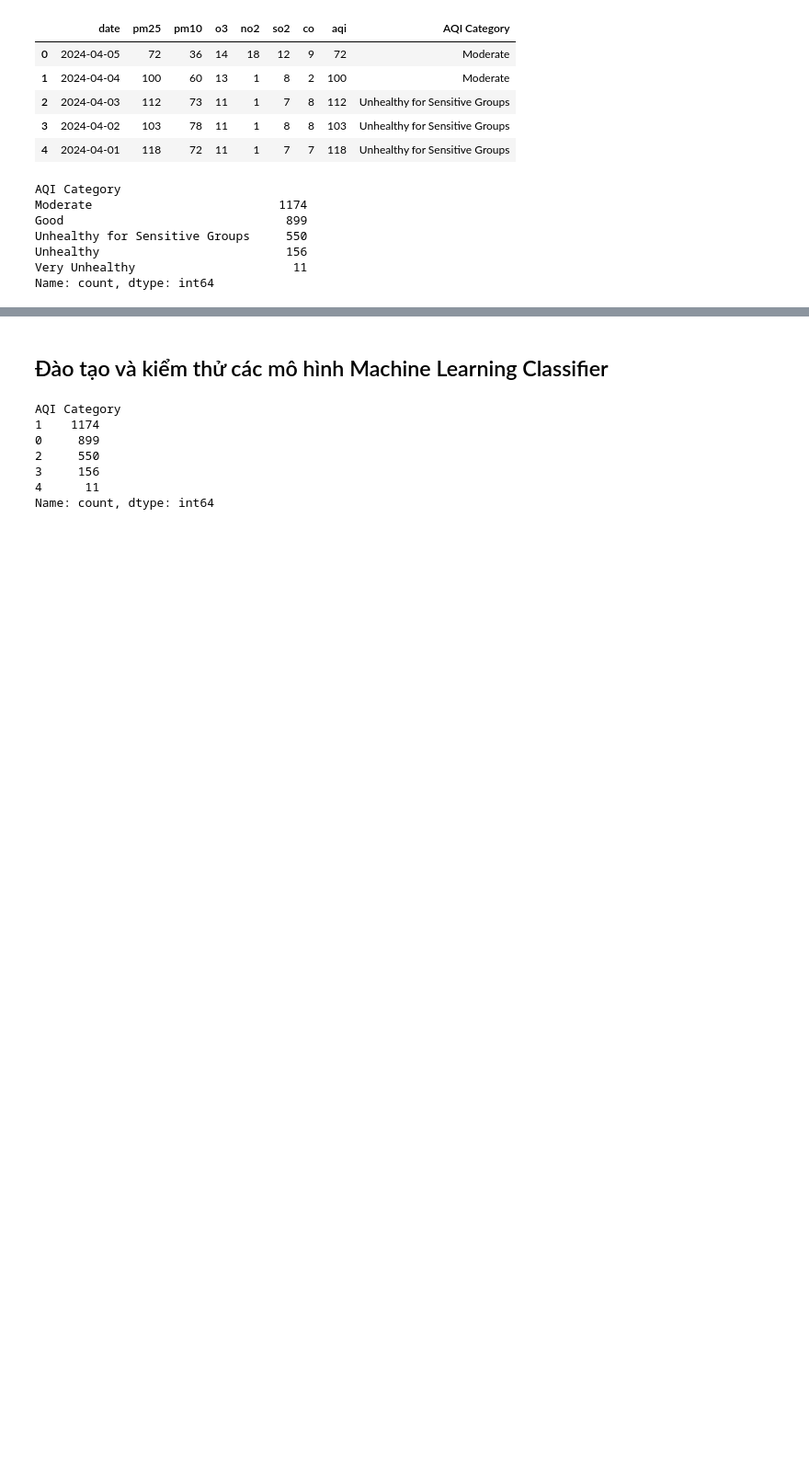
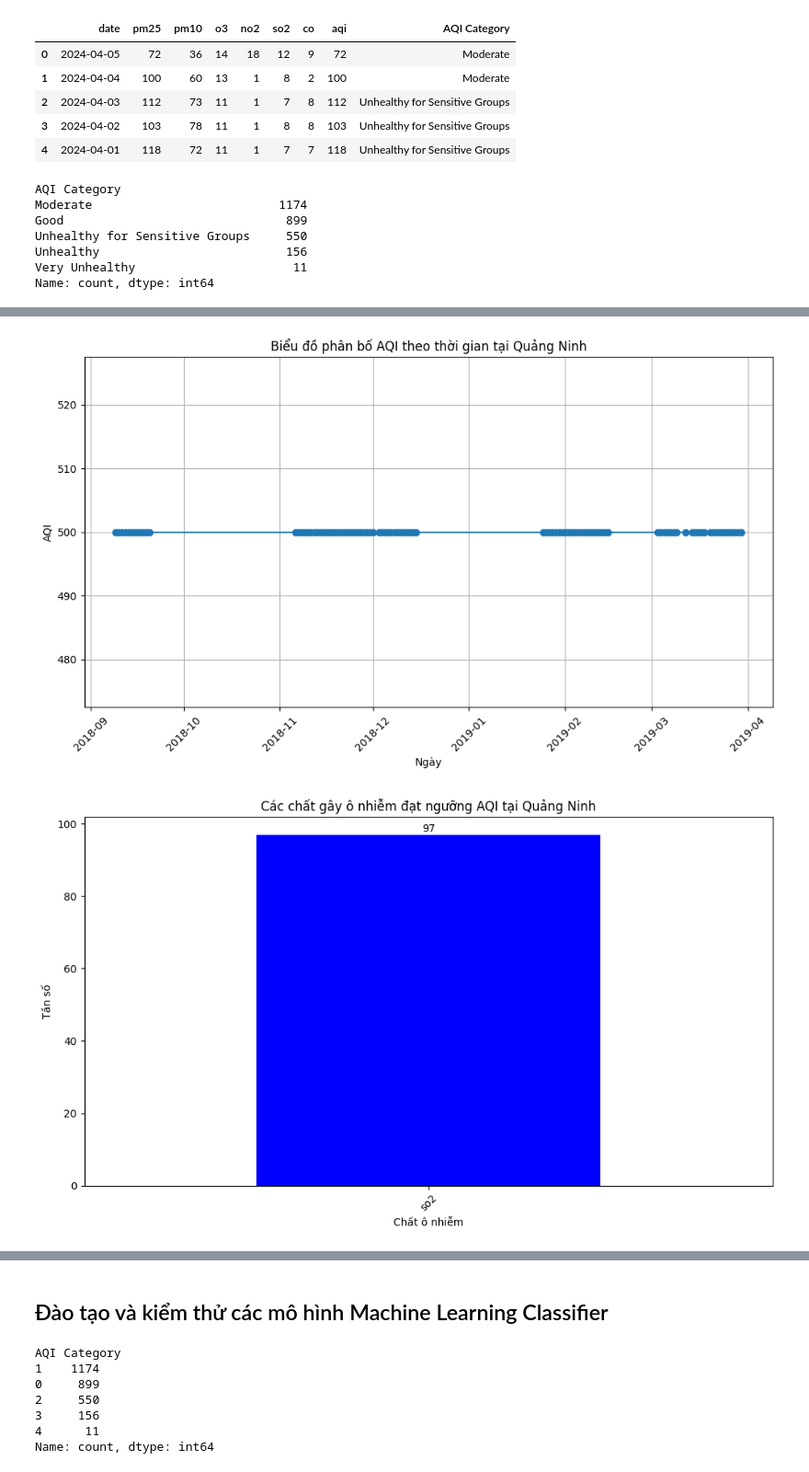
Before and after one commit to quannm2k2/analytic_aqi_vietnam, a Jupyter notebook: notebook.ipynb, the cells around one changed output, grey strips where cells are left out. Shown at 92% size. Saved outputs shown, nothing was run; the diff lists cells and outputs as text; code cells hidden in the pictures; blank space fills up the shorter version.

```diff
--- a/notebook.ipynb
+++ b/notebook.ipynb
@@ -279,0 +329,7 @@ aqi_graph_over_time(nha_trang_df, 'Nha Trang')
+# %%
+# Thấy khoảng giữa năm 2018 đến giữa 2019 mức AQI liên tục đạt ngưỡng 500 tại Quảng Ninh
+aqi_graph_over_time(quang_ninh_df, 'Quảng Ninh', start_time="2018-01-01", end_time="2019-05-01")
+frequency_of_pollutants(quang_ninh_df, 'Quảng Ninh', start_time="2018-01-01", end_time="2019-05-01")
+# %% [output]
+[figure, added]
+[figure, added]
```
Also changed, not shown: parts of 20 cells of this notebook, 1 other file.
